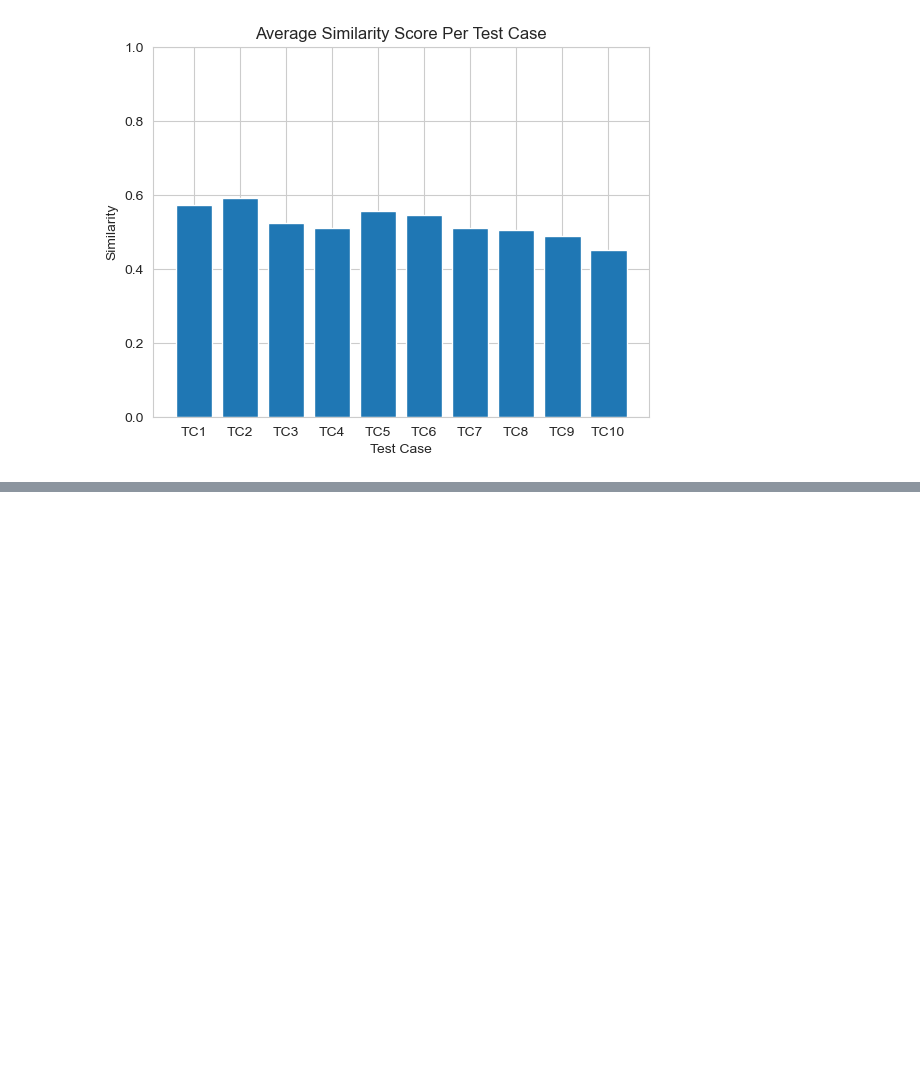
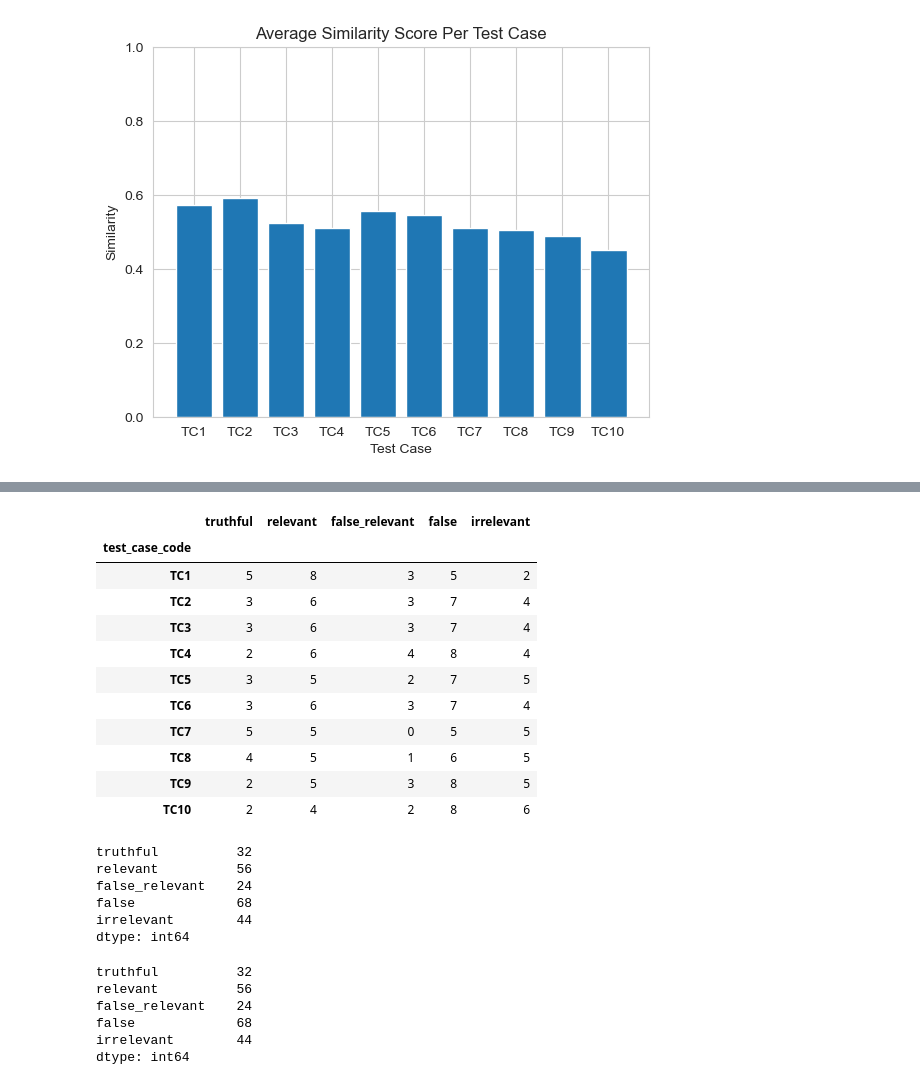
Before and after one commit to oluwatobi47/hiring_llm_dss_engine, a Jupyter notebook: resources/notebooks/evaluation.ipynb, the cells around one changed output, grey strips where cells are left out. Cells and saved outputs as stored; diff of their text form; code cells hidden in the pictures; blank space fills up the shorter version.

```diff
--- a/resources/notebooks/evaluation.ipynb
+++ b/resources/notebooks/evaluation.ipynb
@@ -196,0 +299,33 @@ df_semantic_similarity.to_csv("/Users/tobialao/Desktop/Software_Projects/msc_pro
+# %%
+df_summ_ptc
+# %% [output]
+|  | truthful | relevant | false_relevant | false | irrelevant |
+| test_case_code |  |  |  |  |  |
+| TC1 | 5 | 8 | 3 | 5 | 2 |
+| TC2 | 3 | 6 | 3 | 7 | 4 |
+| TC3 | 3 | 6 | 3 | 7 | 4 |
+| TC4 | 2 | 6 | 4 | 8 | 4 |
+| TC5 | 3 | 5 | 2 | 7 | 5 |
+| TC6 | 3 | 6 | 3 | 7 | 4 |
+| TC7 | 5 | 5 | 0 | 5 | 5 |
+| TC8 | 4 | 5 | 1 | 6 | 5 |
+| TC9 | 2 | 5 | 3 | 8 | 5 |
+| TC10 | 2 | 4 | 2 | 8 | 6 |
+# %%
+df_summ_ptc.sum()
+# %% [output]
+truthful          32
+relevant          56
+false_relevant    24
+false             68
+irrelevant        44
+dtype: int64
+# %%
+df_summ_pq.sum()
+# %% [output]
+truthful          32
+relevant          56
+false_relevant    24
+false             68
+irrelevant        44
+dtype: int64
```
Also changed, not shown: parts of 11 cells of this notebook, 6 other files.
